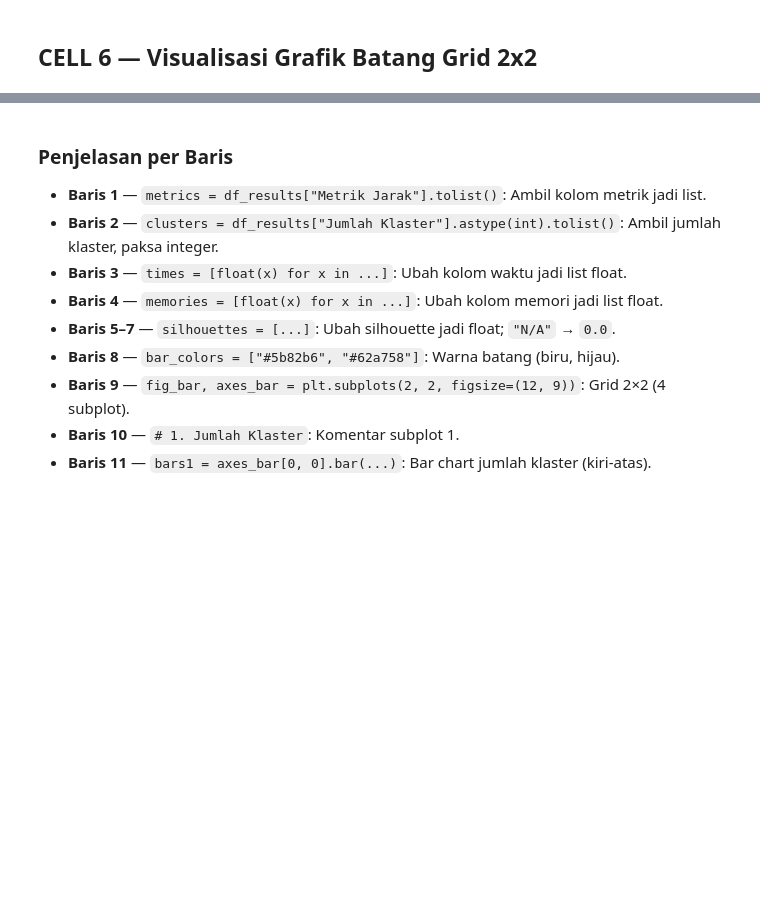
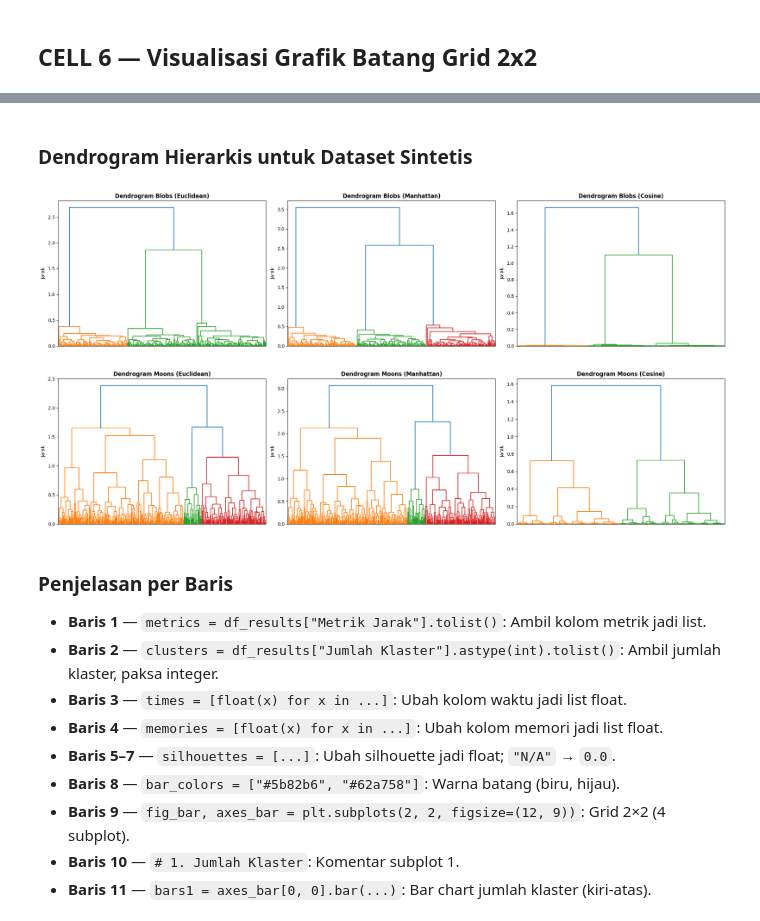
Before and after one commit to Aisyaaswy/Pemrograman_Mesin, a Jupyter notebook: UTS/HDBSCAN.ipynb, the cells around one changed output, grey strips where cells are left out. Cells and saved outputs as stored; diff of their text form; code cells hidden in the pictures; blank space fills up the shorter version.

```diff
--- a/UTS/HDBSCAN.ipynb
+++ b/UTS/HDBSCAN.ipynb
@@ -355,3 +605,26 @@ plt.show()
+# %% [markdown]
+### Dendrogram Hierarkis untuk Dataset Sintetis
+# %%
+metrics_mapping = {
+    "Euclidean": "euclidean",
+    "Manhattan": "cityblock",
+    "Cosine": "cosine"
+}
+
+for ds_name, (X_data, _) in synthetic_datasets.items():
+    fig, axes_dendro = plt.subplots(1, 3, figsize=(21, 5))
+    for idx, (m_name, m_key) in enumerate(metrics_mapping.items()):
+        ax = axes_dendro[idx]
+        Z_linkage = linkage(X_data, method="average", metric=m_key)
+
+        dendrogram(Z_linkage, ax=ax, no_labels=True)
+        ax.set_title(f"Dendrogram {ds_name} ({m_name})", fontsize=12, fontweight="bold")
+        ax.set_ylabel("Jarak")
+    plt.tight_layout()
+    plt.show()
+# %% [output]
+[figure, added]
+[figure, added]
 # %% [markdown]
 ### Penjelasan per Baris
 
```
Also changed, not shown: parts of 9 cells of this notebook.
